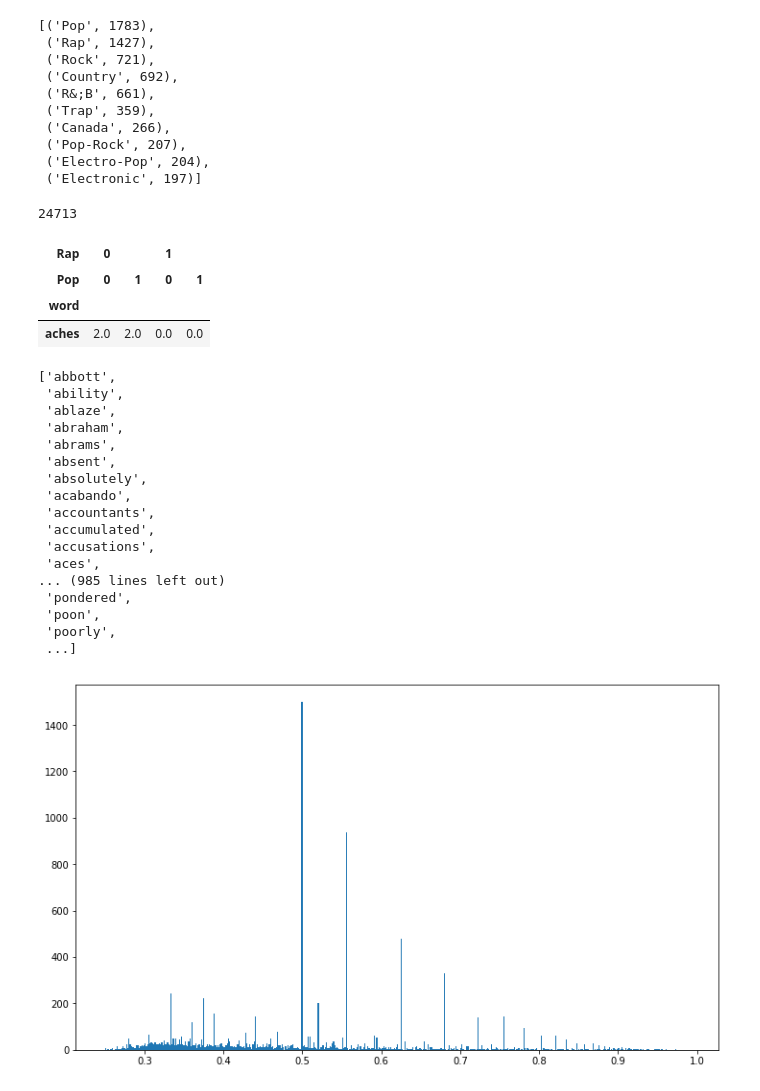
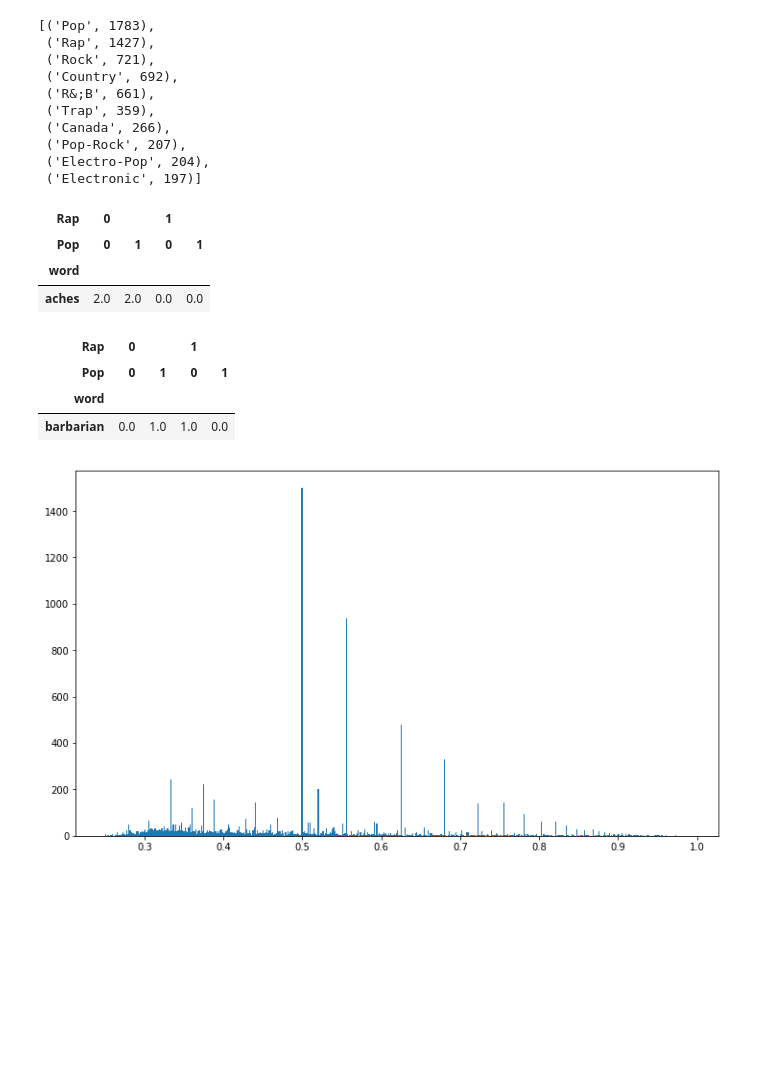
Before and after one commit to cbliou/song-authorship, a Jupyter notebook: notebooks/2-5-19/classification idea - pop and rap with gini removal.ipynb, the cells around one changed output. Saved outputs shown, nothing was run; the diff lists cells and outputs as text; code cells hidden in the pictures; blank space fills up the shorter version.

Commit message:
compare gini to no gini

```diff
--- a/notebooks/2-5-19/classification idea - pop and rap with gini removal.ipynb
+++ b/notebooks/2-5-19/classification idea - pop and rap with gini removal.ipynb
@@ -136,7 +136,3 @@ def calculate_gini_index(vocabulary):
         index.update({word: sum((vocabulary.loc[word] / vocabulary.loc[word].sum()) ** 2)})
 
     return index
-# %%
-len(gini)
-# %% [output]
-24713
@@ -147,26 +146,13 @@ tmp[tmp.index == "aches"]
 | Pop | 0 | 1 | 0 | 1 |
 | word |  |  |  |  |
 | aches | 2.0 | 2.0 | 0.0 | 0.0 |
-# %%
-[x for x in gini if gini[x] == .5]
-# %% [output]
-['abbott',
- 'ability',
- 'ablaze',
- 'abraham',
- 'abrams',
- 'absent',
- 'absolutely',
- 'acabando',
- 'accountants',
- 'accumulated',
- 'accusations',
- 'aces',
-... (985 lines left out)
- 'pondered',
- 'poon',
- 'poorly',
- ...]
+# %%
+tmp[tmp.index == "barbarian"]
+# %% [output]
+| Rap | 0 |  | 1 |  |
+| Pop | 0 | 1 | 0 | 1 |
+| word |  |  |  |  |
+| barbarian | 0.0 | 1.0 | 1.0 | 0.0 |
 # %%
 fig = plt.figure(figsize = (12, 7))
 plt.hist([x for x in list(gini.values()) if x < 1], bins = 500);
```
Also changed, not shown: parts of 2 cells of this notebook.
